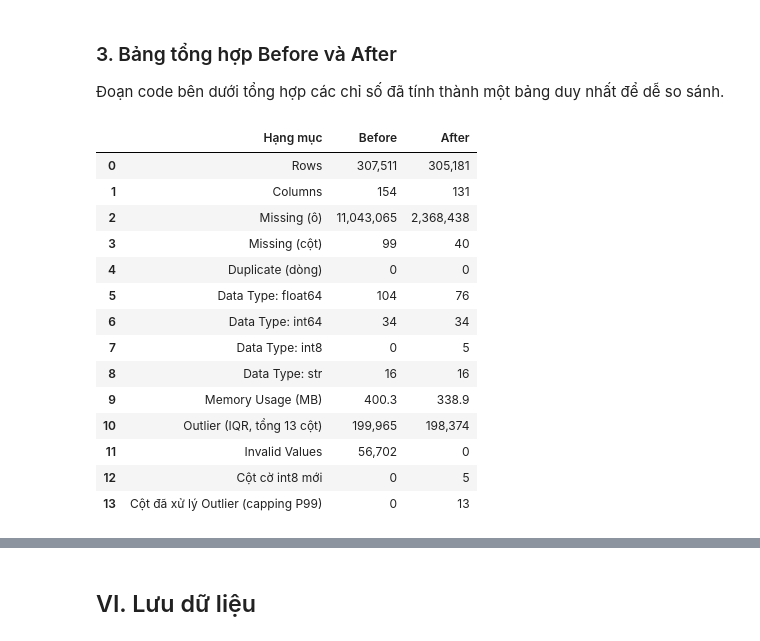
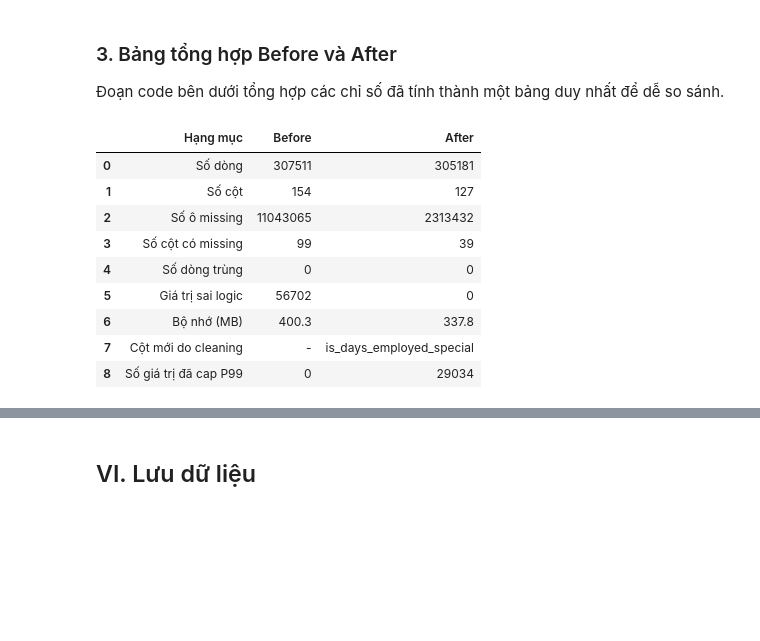
Before and after one commit to thanhhung9720001-collab/credit-risk-classifier, a Jupyter notebook: notebooks/03_data_cleaning.ipynb, the cells around one changed output, grey strips where cells are left out. Saved outputs shown, nothing was run; the diff lists cells and outputs as text; code cells hidden in the pictures; blank space fills up the shorter version.

```diff
--- a/notebooks/03_data_cleaning.ipynb
+++ b/notebooks/03_data_cleaning.ipynb
@@ -764,15 +975,17 @@ Kiểm tra lại sau xử lý:
 # %%
-avg_cols = [c for c in df.columns if c.endswith("_avg")]
-mode_cols = [c for c in df.columns if c.endswith("_mode")]
-medi_cols = [c for c in df.columns if c.endswith("_medi")]
-bases_avg = set(c[:-4] for c in avg_cols)
+groups_to_reduce = correlation_summary.loc[
+    correlation_summary["Đủ tương tự (>= 0.95)"], "Nhóm"
+].tolist()
 
-drop_cols = sorted(c for c in mode_cols if c[:-5] in bases_avg) + sorted(c for c in medi_cols if c[:-5] in bases_avg)
+drop_cols = []
+for group in groups_to_reduce:
+    drop_cols += [group + "_mode", group + "_medi"]
+
 n_cols_before = df.shape[1]
 missing_in_drop_cols = int(df[drop_cols].isna().sum().sum())
 
 df = df.drop(columns=drop_cols)
 
-print(f"Đã xác định {len(drop_cols)} cột _mode/_medi trùng lặp thông tin với _avg tương ứng và loại bỏ.")
+print(f"Đã loại {len(drop_cols)} cột _mode/_medi có tương quan cao với _avg.")
 print(f"Số cột: {n_cols_before} -> {df.shape[1]}")
 # %% [output]
@@ -831,37 +1051,36 @@ print("Đã tính xong các chỉ số Before/After, xem bảng tổng hợp bê
 
 Đoạn code bên dưới tổng hợp các chỉ số đã tính thành một bảng duy nhất để dễ so sánh.
 # %%
-dtype_labels = ["float64", "int64", "int8", "str"]
+summary_table = pd.DataFrame({
+    "Hạng mục": [
+        "Số dòng", "Số cột", "Số ô missing", "Số cột có missing",
+        "Số dòng trùng", "Giá trị sai logic", "Bộ nhớ (MB)",
+        "Cột mới do cleaning", "Số giá trị đã cap P99",
+    ],
+    "Before": [
+        df_before.shape[0], df_before.shape[1], missing_before, missing_cols_before,
+        duplicate_before, invalid_before, round(mem_before, 1), "-", 0,
+    ],
+    "After": [
+        df.shape[0], df.shape[1], missing_after, missing_cols_after,
+        duplicate_after, invalid_after, round(mem_after, 1),
+        ", ".join(new_cols) if new_cols else "Không có", capped_values,
+    ],
+})
 
-summary_table = pd.DataFrame({
-    "Hạng mục": ["Rows", "Columns", "Missing (ô)", "Missing (cột)", "Duplicate (dòng)"]
-                + [f"Data Type: {t}" for t in dtype_labels]
-                + ["Memory Usage (MB)", "Outlier (IQR, tổng 13 cột)", "Invalid Values",
-                   "Cột cờ int8 mới", "Cột đã xử lý Outlier (capping P99)"],
-    "Before": [f"{df_before.shape[0]:,}", f"{df_before.shape[1]:,}", f"{miss_before:,}",
-               f"{miss_cols_before:,}", f"{dup_before:,}"]
-              + [f"{dtype_before.get(t, 0):,}" for t in dtype_labels]
-              + [f"{mem_before:.1f}", f"{out_before:,}", f"{inv_before:,}", "0", "0"],
-    "After": [f"{df.shape[0]:,}", f"{df.shape[1]:,}", f"{miss_after:,}",
-              f"{miss_cols_after:,}", f"{dup_after:,}"]
-             + [f"{dtype_after.get(t, 0):,}" for t in dtype_labels]
-             + [f"{mem_after:.1f}", f"{out_after:,}", f"{inv_after:,}", "5", f"{len(outlier_cols)}"],
-})
 display(summary_table)
+
+remaining_missing = df.isna().sum()
+remaining_missing = remaining_missing[remaining_missing > 0].sort_values(ascending=False)
 # %% [output]
 |  | Hạng mục | Before | After |
-| 0 | Rows | 307,511 | 305,181 |
-| 1 | Columns | 154 | 131 |
-| 2 | Missing (ô) | 11,043,065 | 2,368,438 |
-| 3 | Missing (cột) | 99 | 40 |
-| 4 | Duplicate (dòng) | 0 | 0 |
-| 5 | Data Type: float64 | 104 | 76 |
-| 6 | Data Type: int64 | 34 | 34 |
-| 7 | Data Type: int8 | 0 | 5 |
-| 8 | Data Type: str | 16 | 16 |
-| 9 | Memory Usage (MB) | 400.3 | 338.9 |
-| 10 | Outlier (IQR, tổng 13 cột) | 199,965 | 198,374 |
-| 11 | Invalid Values | 56,702 | 0 |
-| 12 | Cột cờ int8 mới | 0 | 5 |
-| 13 | Cột đã xử lý Outlier (capping P99) | 0 | 13 |
+| 0 | Số dòng | 307511 | 305181 |
+| 1 | Số cột | 154 | 127 |
+| 2 | Số ô missing | 11043065 | 2313432 |
+| 3 | Số cột có missing | 99 | 39 |
+| 4 | Số dòng trùng | 0 | 0 |
+| 5 | Giá trị sai logic | 56702 | 0 |
+| 6 | Bộ nhớ (MB) | 400.3 | 337.8 |
+| 7 | Cột mới do cleaning | - | is_days_employed_special |
+| 8 | Số giá trị đã cap P99 | 0 | 29034 |
 # %% [markdown]
```
Also changed, not shown: parts of 135 cells of this notebook, 1 other file.
